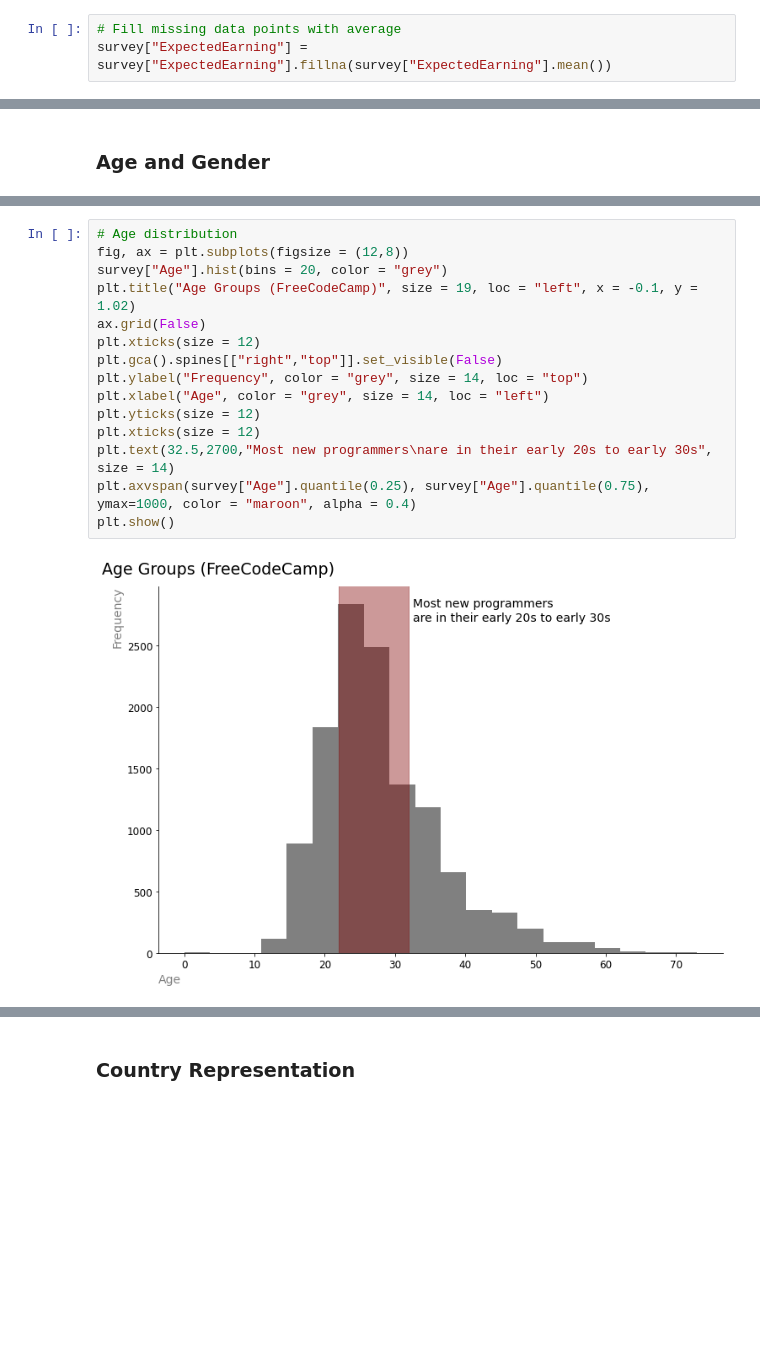
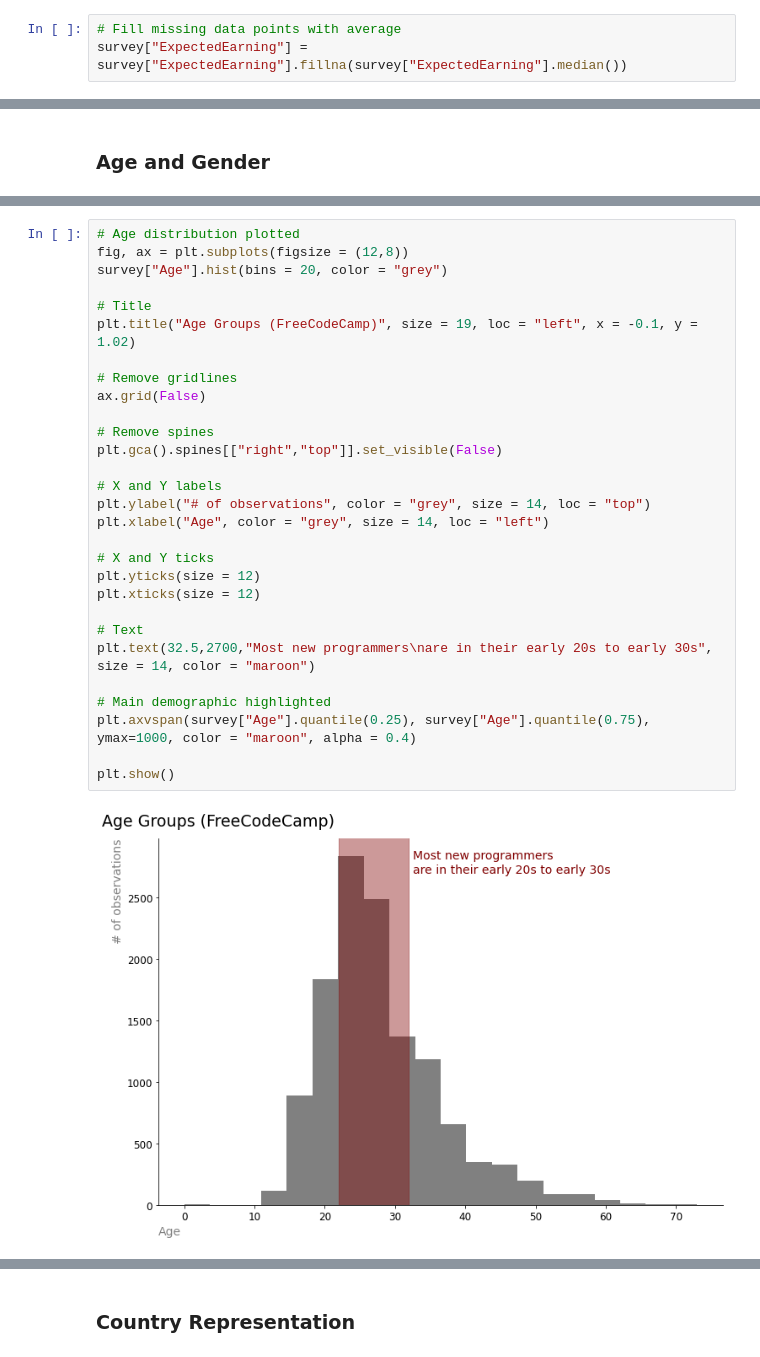
Before and after one commit to paul-trood/Portfolio-Best_Markets_for_Advertising, a Jupyter notebook: coding_survey.ipynb, the cells around one changed output, grey strips where cells are left out. Saved outputs shown, nothing was run; the diff lists cells and outputs as text; blank space fills up the shorter version.

```diff
--- a/coding_survey.ipynb
+++ b/coding_survey.ipynb
@@ -305,7 +323,7 @@ Year                              0.000000
 dtype: float64
 # %%
 # Fill missing data points with average
-survey["ExpectedEarning"] = survey["ExpectedEarning"].fillna(survey["ExpectedEarning"].mean())
+survey["ExpectedEarning"] = survey["ExpectedEarning"].fillna(survey["ExpectedEarning"].median())
 # %%
 survey
 # %% [output]
@@ -441,20 +490,34 @@ plt.show()
 # %%
-# Age distribution
+# Age distribution plotted
 fig, ax = plt.subplots(figsize = (12,8))
 survey["Age"].hist(bins = 20, color = "grey")
+
+# Title
 plt.title("Age Groups (FreeCodeCamp)", size = 19, loc = "left", x = -0.1, y = 1.02)
+
+# Remove gridlines
 ax.grid(False)
-plt.xticks(size = 12)
+
+# Remove spines
 plt.gca().spines[["right","top"]].set_visible(False)
-plt.ylabel("Frequency", color = "grey", size = 14, loc = "top")
+
+# X and Y labels
+plt.ylabel("# of observations", color = "grey", size = 14, loc = "top")
 plt.xlabel("Age", color = "grey", size = 14, loc = "left")
+
+# X and Y ticks
 plt.yticks(size = 12)
 plt.xticks(size = 12)
-plt.text(32.5,2700,"Most new programmers\nare in their early 20s to early 30s", size = 14)
+
+# Text
+plt.text(32.5,2700,"Most new programmers\nare in their early 20s to early 30s", size = 14, color = "maroon")
+
+# Main demographic highlighted
 plt.axvspan(survey["Age"].quantile(0.25), survey["Age"].quantile(0.75), ymax=1000, color = "maroon", alpha = 0.4)
+
 plt.show()
 # %% [output]
-[figure, old version]
+[figure, new version]
 # %%
 # Stack exchange age groups
 
```
Also changed, not shown: parts of 68 cells of this notebook.
